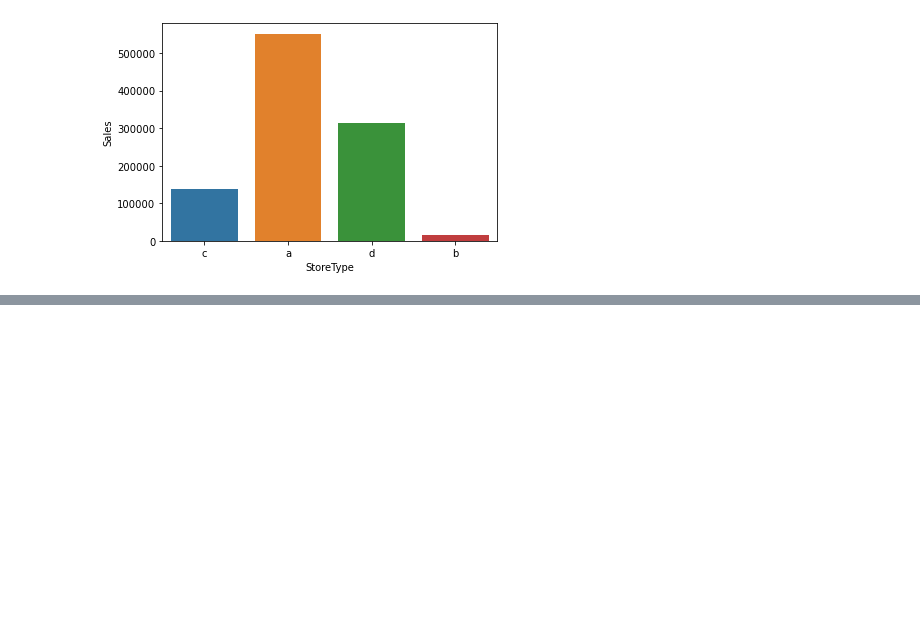
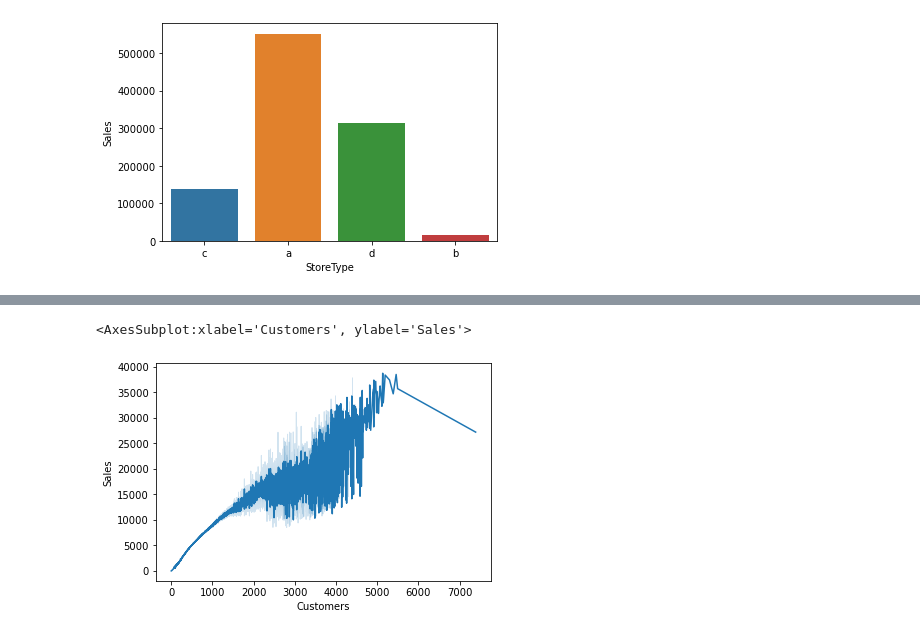
Before and after one commit to AmonKi/sales-prediction, a Jupyter notebook: Data Exploration.ipynb, the cells around one changed output, grey strips where cells are left out. Cells and saved outputs as stored; diff of their text form; code cells hidden in the pictures; blank space fills up the shorter version.

```diff
--- a/Data Exploration.ipynb
+++ b/Data Exploration.ipynb
@@ -223,0 +251,5 @@ sns.barplot(x="StoreType", y="Sales", data=merged,estimator=np.size)
+# %%
+sns.lineplot(data = merged, x = 'Customers', y = "Sales")
+# %% [output]
+<AxesSubplot:xlabel='Customers', ylabel='Sales'>
+[figure, added]
```
Also changed, not shown: parts of 3 cells of this notebook.
